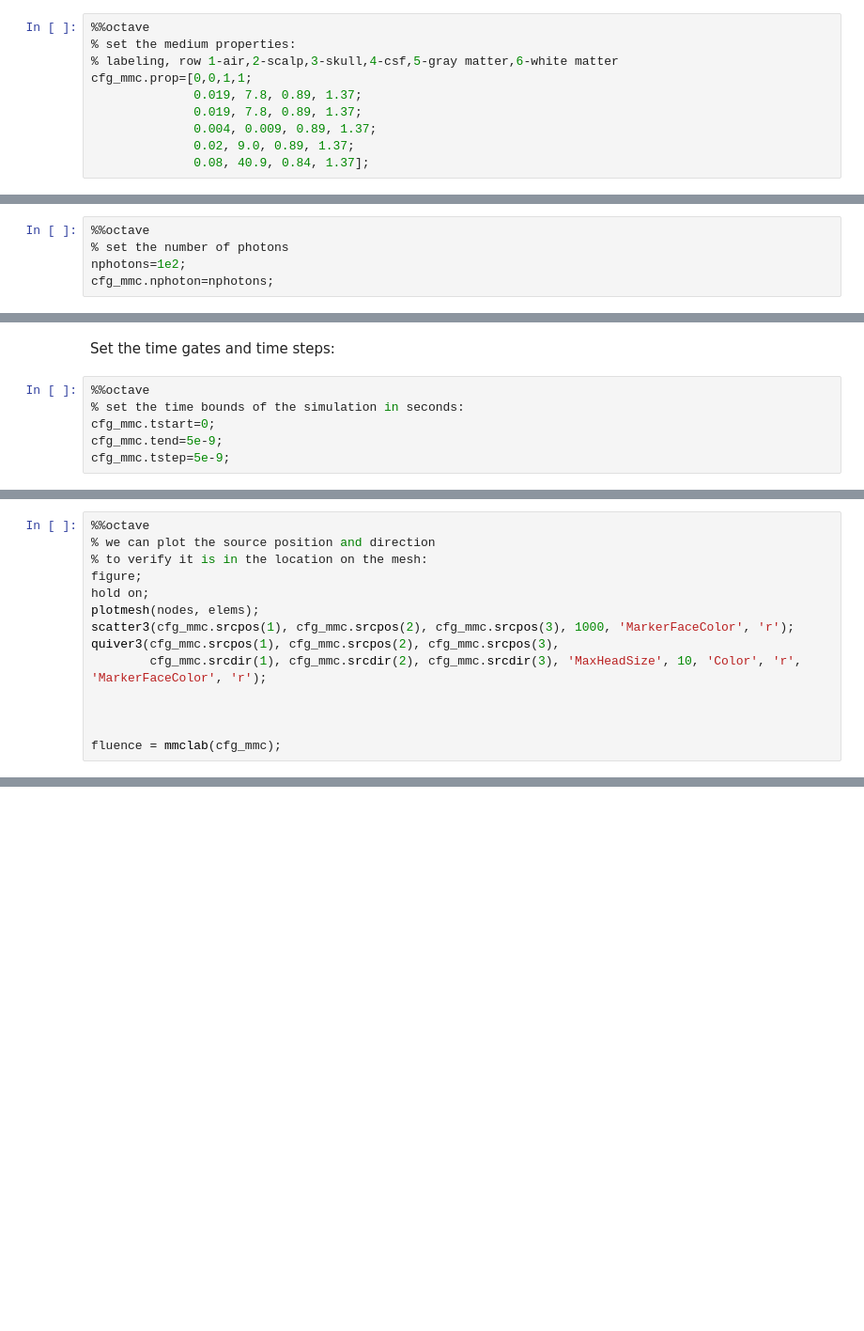
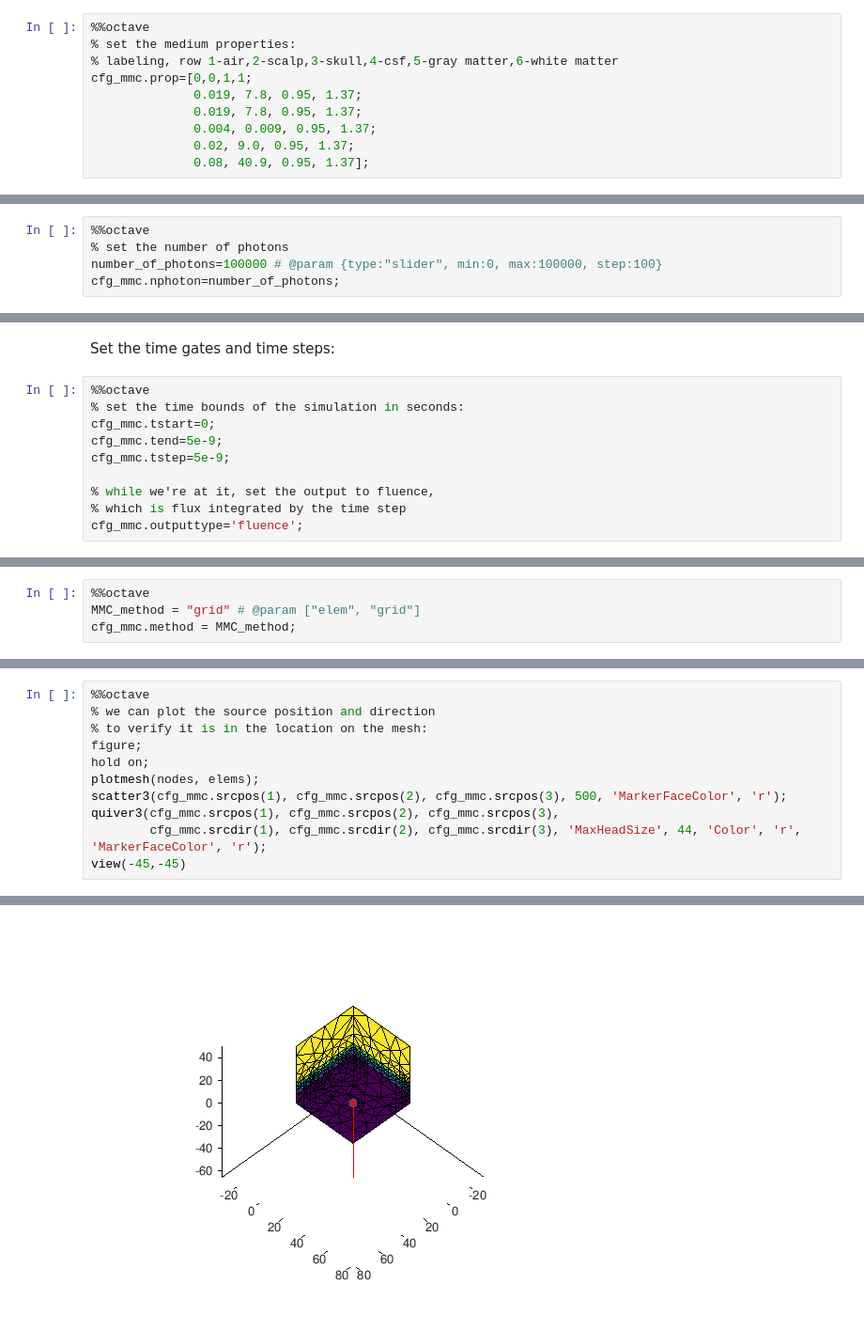
Before and after one commit to nzhang1218/MCX24Workshop, a Jupyter notebook: Training/MCX2024_2A_mmc_training.ipynb, the cells around one changed output, grey strips where cells are left out. Shown at 94% size. Cells and saved outputs as stored; diff of their text form; blank space fills up the shorter version.

```diff
--- a/Training/MCX2024_2A_mmc_training.ipynb
+++ b/Training/MCX2024_2A_mmc_training.ipynb
@@ -271,8 +290,8 @@ Set the medium properties for background (air) and all 5 layers
 % set the medium properties:
 % labeling, row 1-air,2-scalp,3-skull,4-csf,5-gray matter,6-white matter
 cfg_mmc.prop=[0,0,1,1;
-              0.019, 7.8, 0.89, 1.37;
-              0.019, 7.8, 0.89, 1.37;
-              0.004, 0.009, 0.89, 1.37;
-              0.02, 9.0, 0.89, 1.37;
-              0.08, 40.9, 0.84, 1.37];
+              0.019, 7.8, 0.95, 1.37;
+              0.019, 7.8, 0.95, 1.37;
+              0.004, 0.009, 0.95, 1.37;
+              0.02, 9.0, 0.95, 1.37;
+              0.08, 40.9, 0.95, 1.37];
@@ -284,5 +301,5 @@ Set the number of photons:
 # %%
 %%octave
 % set the number of photons
-nphotons=1e2;
-cfg_mmc.nphoton=nphotons;
+number_of_photons=100000 # @param {type:"slider", min:0, max:100000, step:100}
+cfg_mmc.nphoton=number_of_photons;
@@ -301,3 +320,7 @@ Set the time gates and time steps:
 cfg_mmc.tstart=0;
 cfg_mmc.tend=5e-9;
 cfg_mmc.tstep=5e-9;
+
+% while we're at it, set the output to fluence,
+% which is flux integrated by the time step
+cfg_mmc.outputtype='fluence';
@@ -303,0 +329,4 @@ cfg_mmc.tstep=5e-9;
+# %%
+%%octave
+MMC_method = "grid" # @param ["elem", "grid"]
+cfg_mmc.method = MMC_method;
@@ -308,11 +350,8 @@ cfg_mmc.tstep=5e-9;
 figure;
 hold on;
 plotmesh(nodes, elems);
-scatter3(cfg_mmc.srcpos(1), cfg_mmc.srcpos(2), cfg_mmc.srcpos(3), 1000, 'MarkerFaceColor', 'r');
+scatter3(cfg_mmc.srcpos(1), cfg_mmc.srcpos(2), cfg_mmc.srcpos(3), 500, 'MarkerFaceColor', 'r');
 quiver3(cfg_mmc.srcpos(1), cfg_mmc.srcpos(2), cfg_mmc.srcpos(3),
-        cfg_mmc.srcdir(1), cfg_mmc.srcdir(2), cfg_mmc.srcdir(3), 'MaxHeadSize', 10, 'Color', 'r', 'MarkerFaceColor', 'r');
-
-
-
-fluence = mmclab(cfg_mmc);
+        cfg_mmc.srcdir(1), cfg_mmc.srcdir(2), cfg_mmc.srcdir(3), 'MaxHeadSize', 44, 'Color', 'r', 'MarkerFaceColor', 'r');
+view(-45,-45)
 # %% [output]
@@ -322,0 +358 @@ error: called from:
+[figure, added]
```
Also changed, not shown: parts of 32 cells of this notebook.
